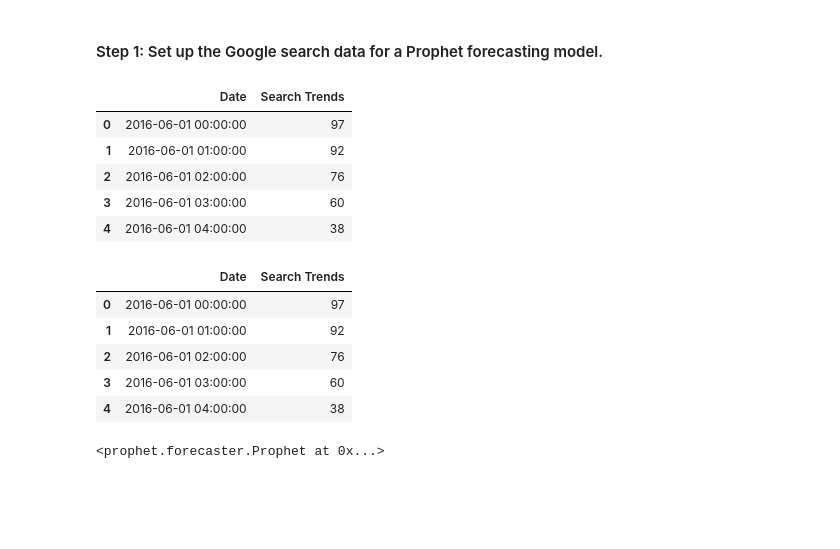
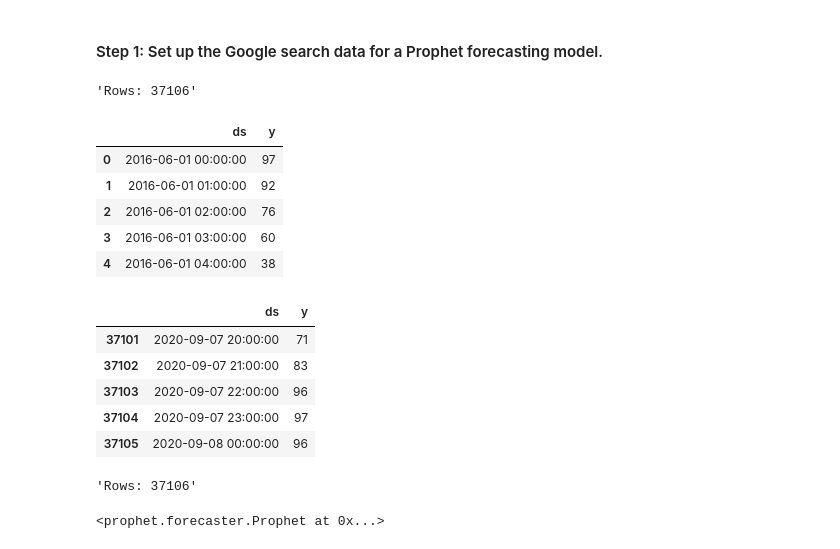
Before and after one commit to willablackmon/search-stock-trends-prophet, a Jupyter notebook: forecasting_net_prophet.ipynb, the cells around one changed output. Cells and saved outputs as stored; diff of their text form; code cells hidden in the pictures; blank space fills up the shorter version.

```diff
--- a/forecasting_net_prophet.ipynb
+++ b/forecasting_net_prophet.ipynb
@@ -525,29 +526,34 @@ Now, you need to produce a time series model that analyzes and forecasts pattern
 #### Step 1: Set up the Google search data for a Prophet forecasting model.
 # %%
 # Using the df_mercado_trends DataFrame, reset the index so the date information is no longer the index
-df_mercado_trends_reset = df_mercado_trends.reset_index()
-display(df_mercado_trends_reset.head())
+df_mercado_trends_clean = df_mercado_trends.reset_index()
 
 # Label the columns ds and y so that the syntax is recognized by Prophet
-df_mercado_trends_reset.rename(columns={'index': 'ds', 'close':'y'})
-display(df_mercado_trends_reset.head())
+df_mercado_trends_clean = df_mercado_trends_clean.rename(columns={'Date': 'ds', 'Search Trends':'y'})
+display(f"Rows: {len(df_mercado_trends_clean)}")
 
 # Drop an NaN values from the prophet_df DataFrame
-
+# # Confirm that there are no NaN values
+df_mercado_trends_clean = df_mercado_trends_clean.dropna()
 
 # View the first and last five rows of the mercado_prophet_df DataFrame
+display(df_mercado_trends_clean.head())
+display(df_mercado_trends_clean.tail())
+display(f"Rows: {len(df_mercado_trends_clean)}")
 # %% [output]
+'Rows: 37106'
-|  | Date | Search Trends |
+|  | ds | y |
 | 0 | 2016-06-01 00:00:00 | 97 |
 | 1 | 2016-06-01 01:00:00 | 92 |
 | 2 | 2016-06-01 02:00:00 | 76 |
 | 3 | 2016-06-01 03:00:00 | 60 |
 | 4 | 2016-06-01 04:00:00 | 38 |
-|  | Date | Search Trends |
-| 0 | 2016-06-01 00:00:00 | 97 |
-| 1 | 2016-06-01 01:00:00 | 92 |
-| 2 | 2016-06-01 02:00:00 | 76 |
-| 3 | 2016-06-01 03:00:00 | 60 |
-| 4 | 2016-06-01 04:00:00 | 38 |
+|  | ds | y |
+| 37101 | 2020-09-07 20:00:00 | 71 |
+| 37102 | 2020-09-07 21:00:00 | 83 |
+| 37103 | 2020-09-07 22:00:00 | 96 |
+| 37104 | 2020-09-07 23:00:00 | 97 |
+| 37105 | 2020-09-08 00:00:00 | 96 |
+'Rows: 37106'
 # %%
 # Call the Prophet function, store as an object
```
Also changed, not shown: parts of 16 cells of this notebook.
